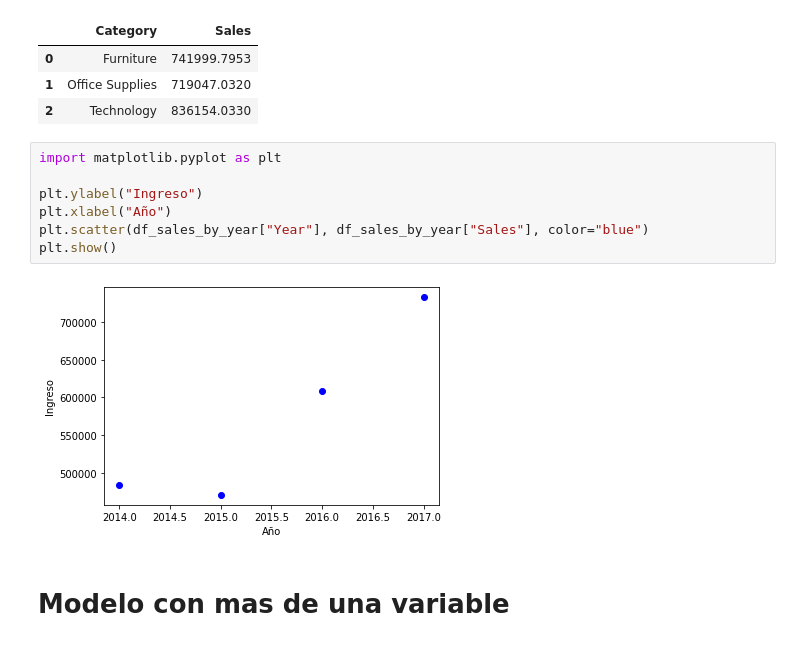
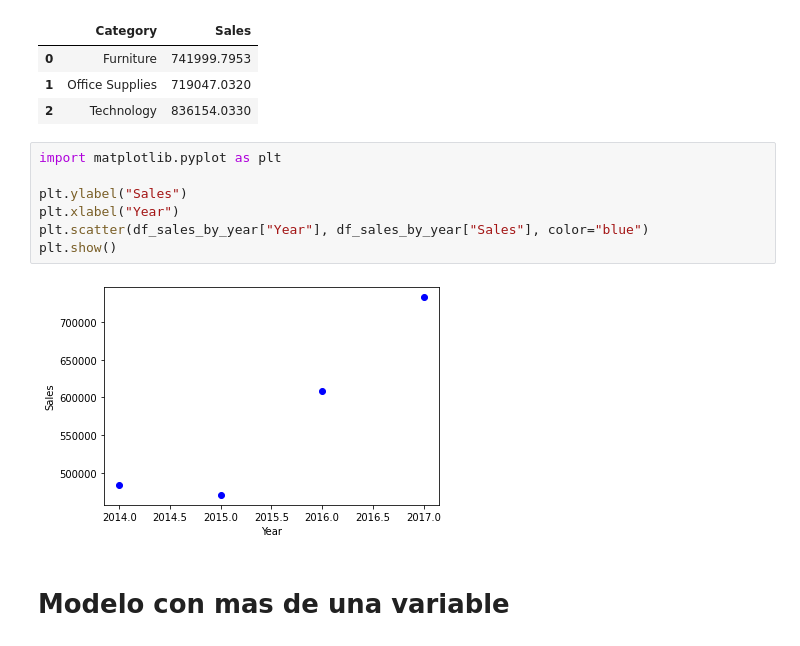
Before and after one commit to sofiserra/Proyecto-anal-tica-Black-Friday, a Jupyter notebook: Proyecto_Analítica_Black_Friday.ipynb, the cells around one changed output. Cells and saved outputs as stored; diff of their text form.

```diff
--- a/Proyecto_Analítica_Black_Friday.ipynb
+++ b/Proyecto_Analítica_Black_Friday.ipynb
@@ -275,12 +297,12 @@ df_sales_by_category
 # %%
 import matplotlib.pyplot as plt
 
-plt.ylabel("Ingreso")
-plt.xlabel("Año")
+plt.ylabel("Sales")
+plt.xlabel("Year")
 plt.scatter(df_sales_by_year["Year"], df_sales_by_year["Sales"], color="blue")
 plt.show()
 # %% [output]
-[figure, old version]
+[figure, new version]
 # %% [markdown]
 # Modelo con mas de una variable
 # %%
```
Also changed, not shown: parts of 46 cells of this notebook.
